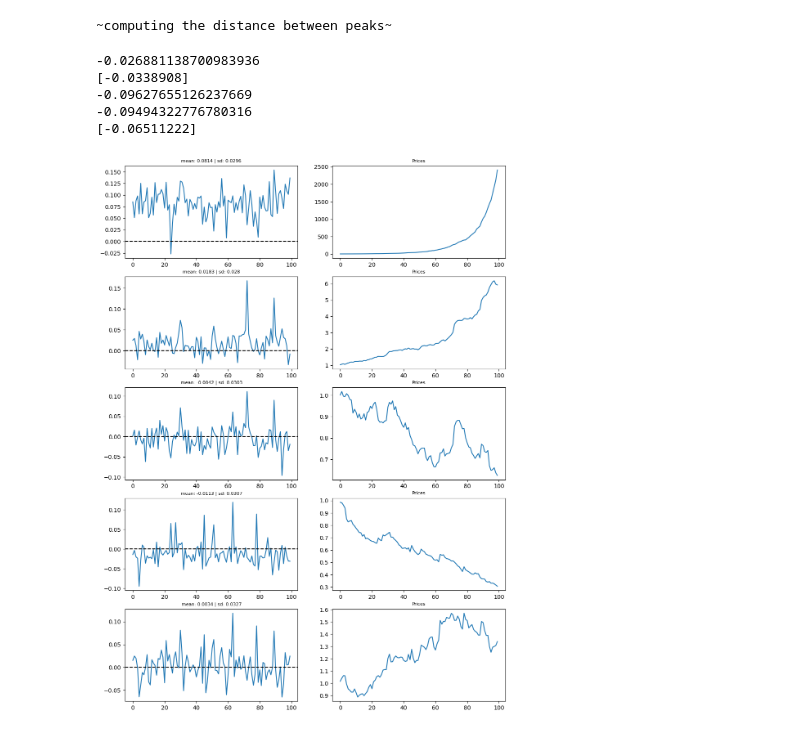
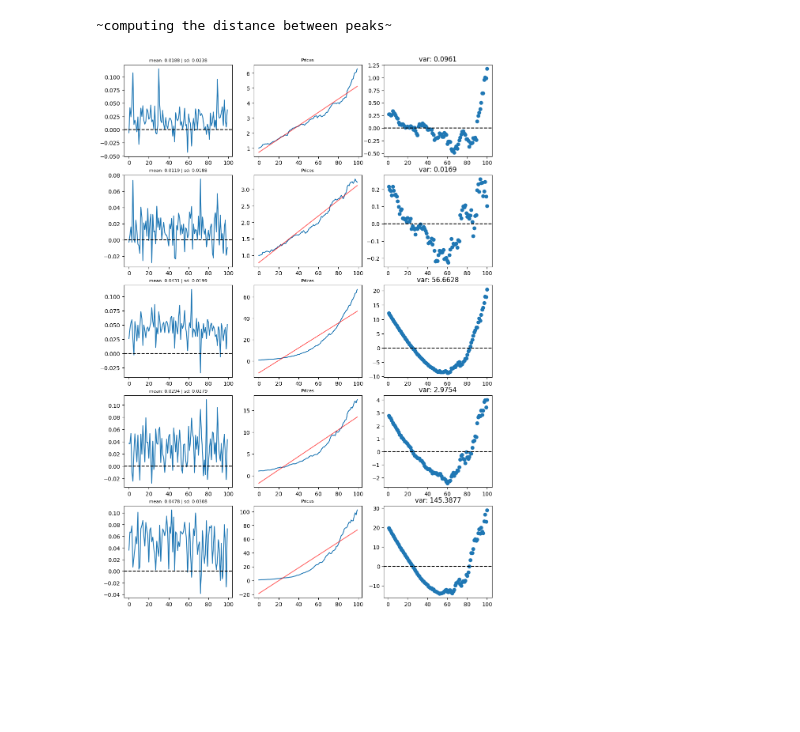
Before and after one commit to riccardobollati/GANs_for_financial_series_generation, a Jupyter notebook: main.ipynb, the cells around one changed output. Cells and saved outputs as stored; diff of their text form; code cells hidden in the pictures; blank space fills up the shorter version.

```diff
--- a/main.ipynb
+++ b/main.ipynb
@@ -53,15 +50,14 @@ class Magnitude_Scaler:
 # %% [markdown]
 the following code create the dataset and plot some sample of the dataset series
 # %%
-np.random.seed(0)
 #initialize the transformer
 scaler = ScaleInput(100)
 #create the dataset
-dataset = data_prep.WindowsDaset(r'data\dataset_100_winds',transform = scaler)
+dataset = data_prep.WindowsDaset(r'data\dataset_100_winds')#,transform = scaler)
 #plot some series
 rows = 3
 columns = 4
-fig, axs = plt.subplots(rows, columns, figsize=(18,5))
+fig, axs = plt.subplots(rows, columns, figsize=(20,7))
 for ax, i in zip(axs.ravel(),np.random.randint(0, len(dataset),size=rows * columns)):
     ax.axhline(0, color = 'black', alpha =0.4, ls = '--')
     ax.plot(dataset[i])
@@ -152,7 +142,7 @@ import utils
 #create a non-transformed dataset to initialize the rescaler
 plain_dataset = data_prep.WindowsDaset(r'data\dataset_100_winds')
 #initialize the rescaler
-rescaler = Rescale(plain_dataset)
+rescaler = Rescale(plain_dataset, picks_range=0.02)
 # %% [output]
 ~Scaler initialization~
 ~computing the min and max quantiles~
@@ -160,13 +150,10 @@ rescaler = Rescale(plain_dataset)
 # %%
 sample = utils.generate_sample(g,5)
 scaled = []
 #scale the generated series
 for i in sample:
     scaled.append(rescaler.scale(i.flatten()))
+
+prices, residuals, params = utils.plot_samples_price(scaled, save='results/pure_1.png', return_series=True)
 # %% [output]
--0.026881138700983936
-[-0.0338908]
--0.09627655126237669
--0.09494322776780316
-[-0.06511222]
-[figure, old version]
+[figure, new version]
```
Also changed, not shown: parts of 13 cells of this notebook, 11 other files.
